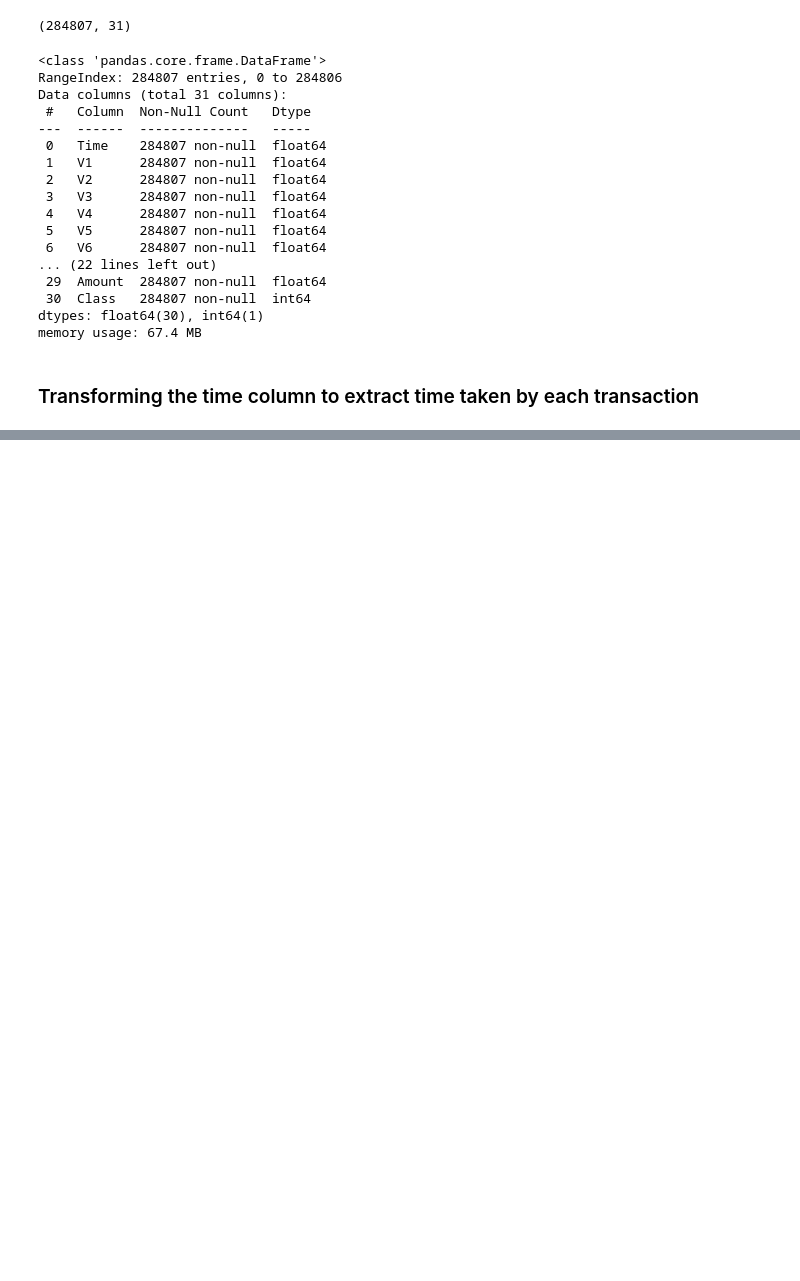
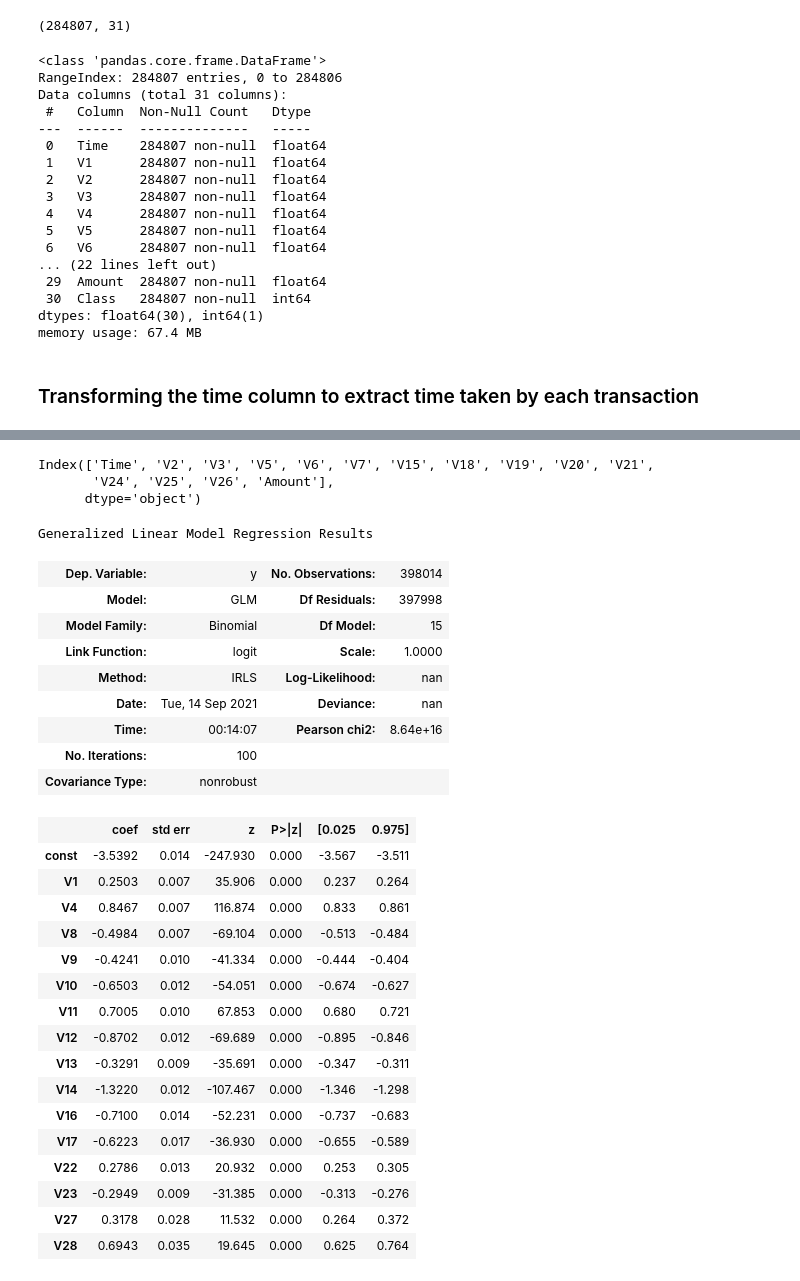
Before and after one commit to sumanjitmoshat/ClassicalML, a Jupyter notebook: Credit Card Fraud Detection.ipynb, the cells around one changed output, grey strips where cells are left out. Saved outputs shown, nothing was run; the diff lists cells and outputs as text; code cells hidden in the pictures; blank space fills up the shorter version.

```diff
--- a/Credit Card Fraud Detection.ipynb
+++ b/Credit Card Fraud Detection.ipynb
@@ -70,0 +101,4 @@ creditcardfraud.describe()
+# %%
+logreg = LogisticRegression()
+rfe = RFE(logreg, 15)             # running RFE with 15 variables as output
+rfe = rfe.fit(X_train_SMOTE, y_train_SMOTE)
@@ -70,0 +133,41 @@ creditcardfraud.describe()
+# %%
+col = X_train_SMOTE.columns[rfe.support_]
+# %%
+X_train_SMOTE.columns[~rfe.support_]
+# %% [output]
+Index(['Time', 'V2', 'V3', 'V5', 'V6', 'V7', 'V15', 'V18', 'V19', 'V20', 'V21',
+       'V24', 'V25', 'V26', 'Amount'],
+      dtype='object')
+# %%
+X_train_sm = sm.add_constant(X_train_SMOTE[col])
+logm2 = sm.GLM(y_train_SMOTE,X_train_sm, family = sm.families.Binomial())
+res = logm2.fit()
+res.summary()
+# %% [output]
+Generalized Linear Model Regression Results
+| Dep. Variable: | y | No. Observations: | 398014 |
+| Model: | GLM | Df Residuals: | 397998 |
+| Model Family: | Binomial | Df Model: | 15 |
+| Link Function: | logit | Scale: | 1.0000 |
+| Method: | IRLS | Log-Likelihood: | nan |
+| Date: | Tue, 14 Sep 2021 | Deviance: | nan |
+| Time: | 00:14:07 | Pearson chi2: | 8.64e+16 |
+| No. Iterations: | 100 |  |  |
+| Covariance Type: | nonrobust |  |  |
+|  | coef | std err | z | P>|z| | [0.025 | 0.975] |
+| const | -3.5392 | 0.014 | -247.930 | 0.000 | -3.567 | -3.511 |
+| V1 | 0.2503 | 0.007 | 35.906 | 0.000 | 0.237 | 0.264 |
+| V4 | 0.8467 | 0.007 | 116.874 | 0.000 | 0.833 | 0.861 |
+| V8 | -0.4984 | 0.007 | -69.104 | 0.000 | -0.513 | -0.484 |
+| V9 | -0.4241 | 0.010 | -41.334 | 0.000 | -0.444 | -0.404 |
+| V10 | -0.6503 | 0.012 | -54.051 | 0.000 | -0.674 | -0.627 |
+| V11 | 0.7005 | 0.010 | 67.853 | 0.000 | 0.680 | 0.721 |
+| V12 | -0.8702 | 0.012 | -69.689 | 0.000 | -0.895 | -0.846 |
+| V13 | -0.3291 | 0.009 | -35.691 | 0.000 | -0.347 | -0.311 |
+| V14 | -1.3220 | 0.012 | -107.467 | 0.000 | -1.346 | -1.298 |
+| V16 | -0.7100 | 0.014 | -52.231 | 0.000 | -0.737 | -0.683 |
+| V17 | -0.6223 | 0.017 | -36.930 | 0.000 | -0.655 | -0.589 |
+| V22 | 0.2786 | 0.013 | 20.932 | 0.000 | 0.253 | 0.305 |
+| V23 | -0.2949 | 0.009 | -31.385 | 0.000 | -0.313 | -0.276 |
+| V27 | 0.3178 | 0.028 | 11.532 | 0.000 | 0.264 | 0.372 |
+| V28 | 0.6943 | 0.035 | 19.645 | 0.000 | 0.625 | 0.764 |
```
Also changed, not shown: parts of 13 cells of this notebook.
